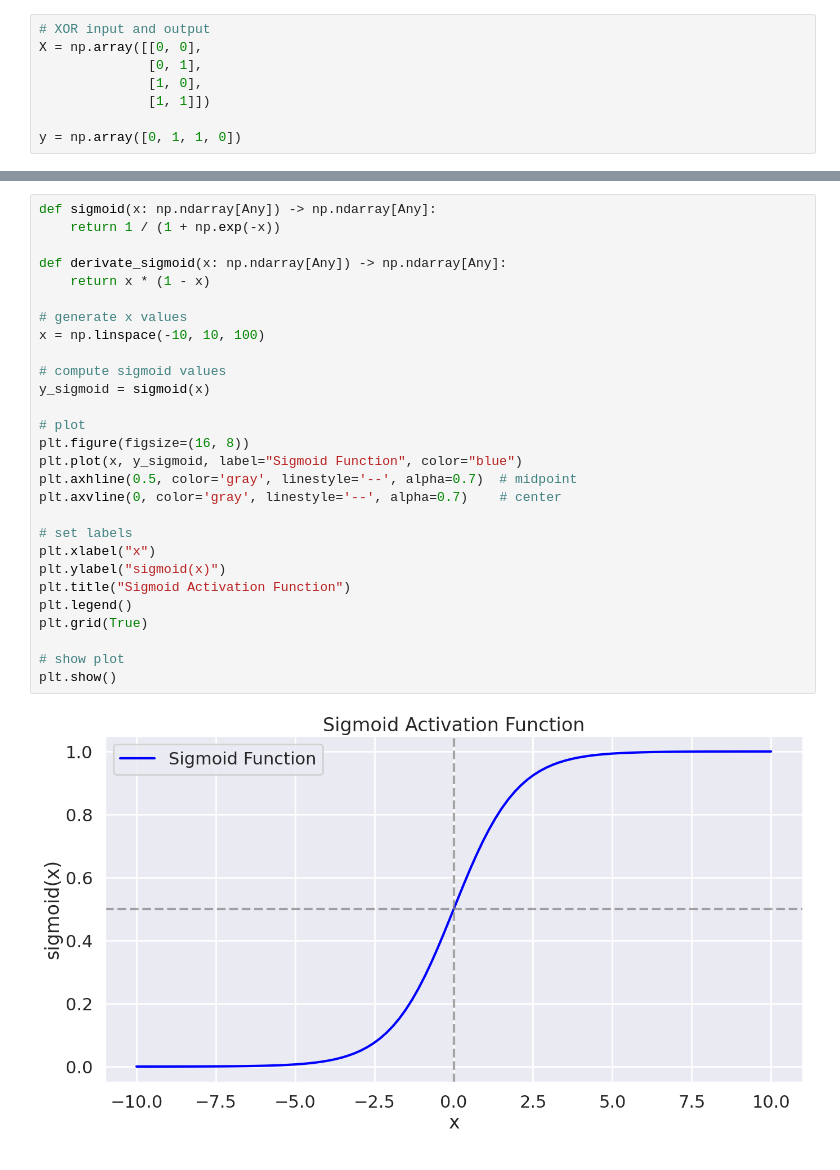
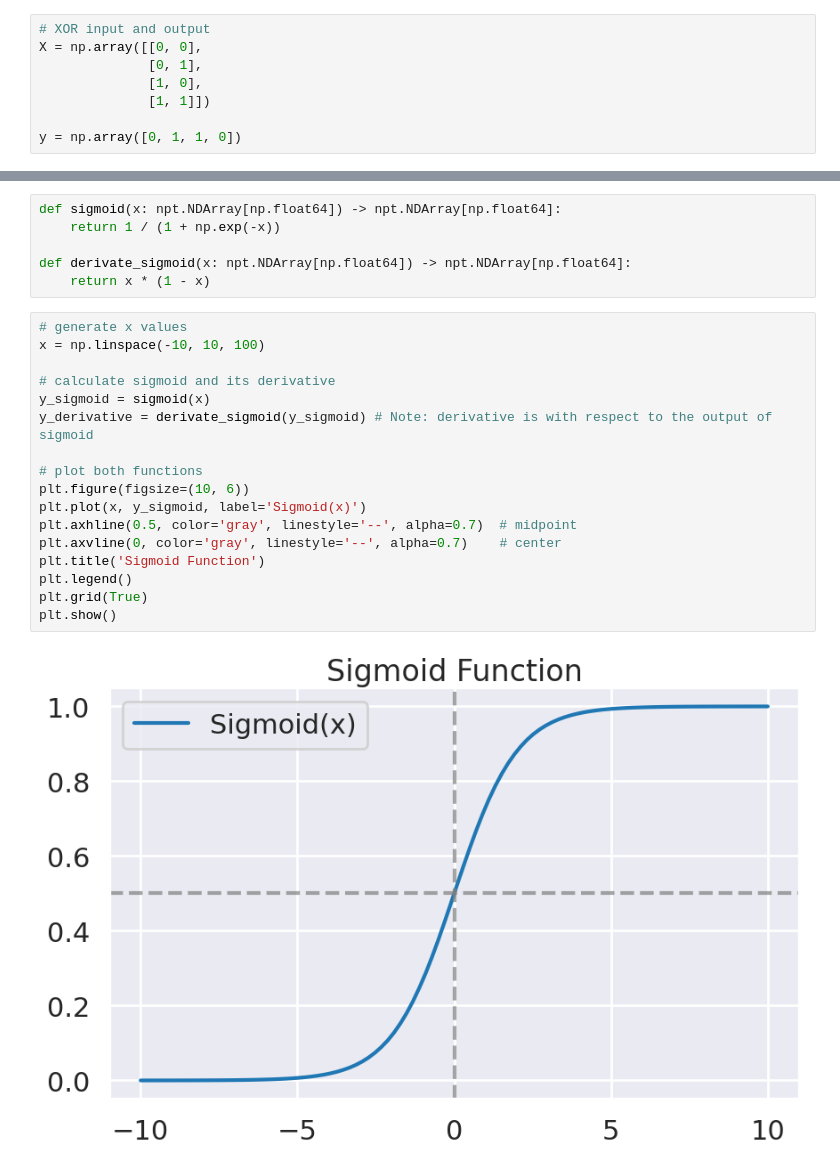
Before and after one commit to Ades551/NN-examples, a Jupyter notebook: xor-classification.ipynb, the cells around one changed output, grey strips where cells are left out. Cells and saved outputs as stored; diff of their text form.

```diff
--- a/xor-classification.ipynb
+++ b/xor-classification.ipynb
@@ -94,30 +88,25 @@ plt.show()
+# %%
+def sigmoid(x: npt.NDArray[np.float64]) -> npt.NDArray[np.float64]:
+    return 1 / (1 + np.exp(-x))
+
+def derivate_sigmoid(x: npt.NDArray[np.float64]) -> npt.NDArray[np.float64]:
+    return x * (1 - x)
 # %%
-def sigmoid(x: np.ndarray[Any]) -> np.ndarray[Any]:
-    return 1 / (1 + np.exp(-x))
-
-def derivate_sigmoid(x: np.ndarray[Any]) -> np.ndarray[Any]:
-    return x * (1 - x)
-
 # generate x values
 x = np.linspace(-10, 10, 100)
 
-# compute sigmoid values
+# calculate sigmoid and its derivative
 y_sigmoid = sigmoid(x)
+y_derivative = derivate_sigmoid(y_sigmoid) # Note: derivative is with respect to the output of sigmoid
 
-# plot
-plt.figure(figsize=(16, 8))
-plt.plot(x, y_sigmoid, label="Sigmoid Function", color="blue")
+# plot both functions
+plt.figure(figsize=(10, 6))
+plt.plot(x, y_sigmoid, label='Sigmoid(x)')
 plt.axhline(0.5, color='gray', linestyle='--', alpha=0.7)  # midpoint
 plt.axvline(0, color='gray', linestyle='--', alpha=0.7)    # center
-
-# set labels
-plt.xlabel("x")
-plt.ylabel("sigmoid(x)")
-plt.title("Sigmoid Activation Function")
+plt.title('Sigmoid Function')
 plt.legend()
 plt.grid(True)
-
-# show plot
 plt.show()
 # %% [output]
-[figure, old version]
+[figure, new version]
```
Also changed, not shown: parts of 15 cells of this notebook, 6 other files.
